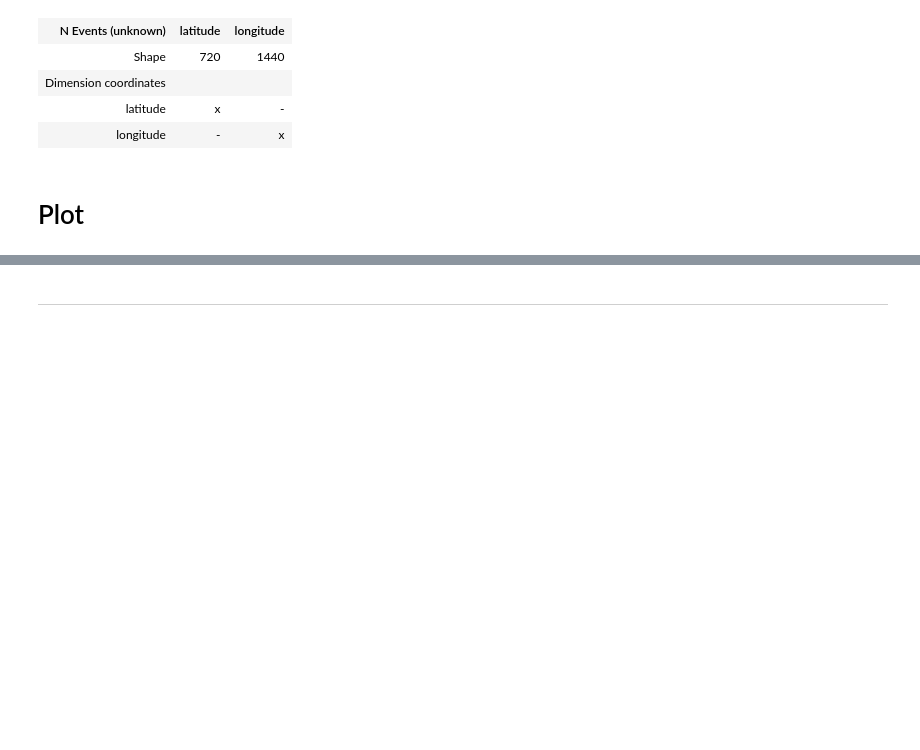
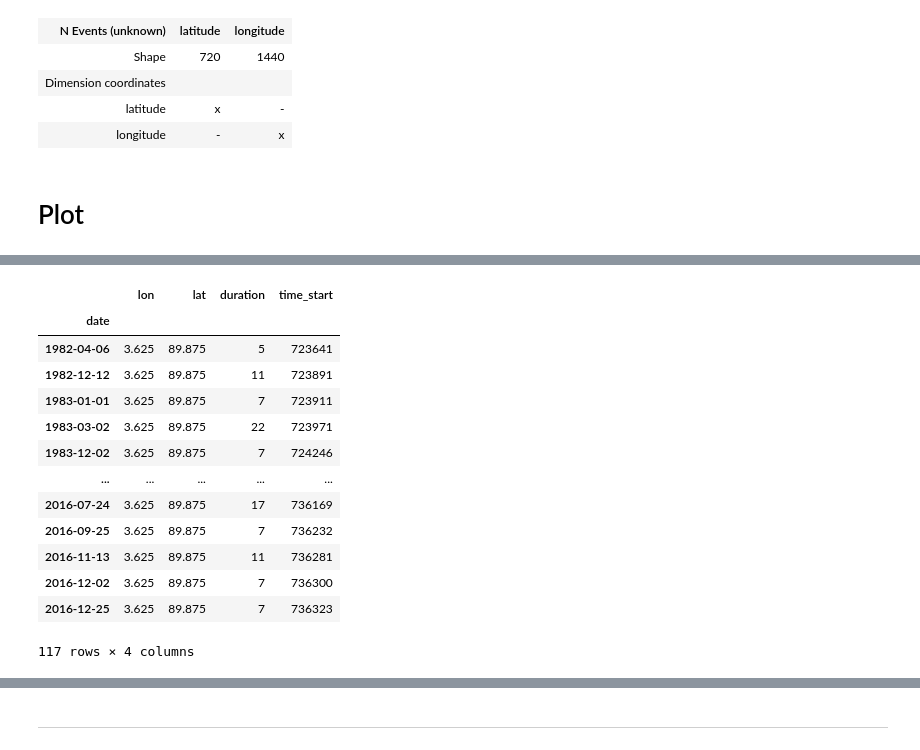
Before and after one commit to profxj/mhw_analysis, a Jupyter notebook: doc/nb/Exploring_the_DB.ipynb, the cells around one changed output, grey strips where cells are left out. Cells and saved outputs as stored; diff of their text form; code cells hidden in the pictures; blank space fills up the shorter version.

```diff
--- a/doc/nb/Exploring_the_DB.ipynb
+++ b/doc/nb/Exploring_the_DB.ipynb
@@ -157,0 +263,20 @@ plt.show()
+# %%
+most_events = pd_tbl[(pd_tbl['lon']==3.625) & (pd_tbl['lat']==89.875)]
+# %%
+most_events = most_events.set_index('date')
+most_events
+# %% [output]
+|  | lon | lat | duration | time_start |
+| date |  |  |  |  |
+| 1982-04-06 | 3.625 | 89.875 | 5 | 723641 |
+| 1982-12-12 | 3.625 | 89.875 | 11 | 723891 |
+| 1983-01-01 | 3.625 | 89.875 | 7 | 723911 |
+| 1983-03-02 | 3.625 | 89.875 | 22 | 723971 |
+| 1983-12-02 | 3.625 | 89.875 | 7 | 724246 |
+| ... | ... | ... | ... | ... |
+| 2016-07-24 | 3.625 | 89.875 | 17 | 736169 |
+| 2016-09-25 | 3.625 | 89.875 | 7 | 736232 |
+| 2016-11-13 | 3.625 | 89.875 | 11 | 736281 |
+| 2016-12-02 | 3.625 | 89.875 | 7 | 736300 |
+| 2016-12-25 | 3.625 | 89.875 | 7 | 736323 |
+117 rows × 4 columns
```
Also changed, not shown: parts of 35 cells of this notebook, 4 other files.
